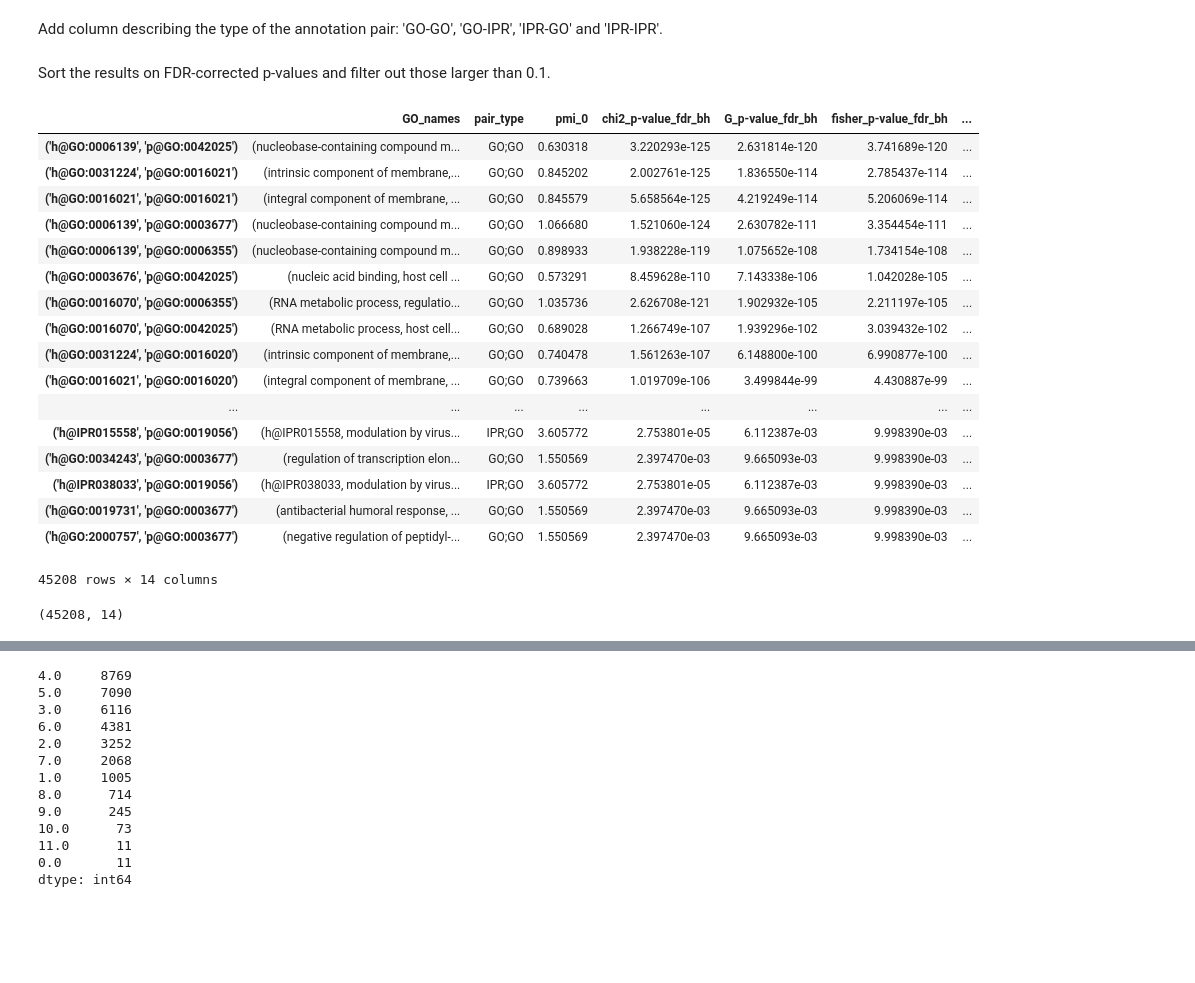
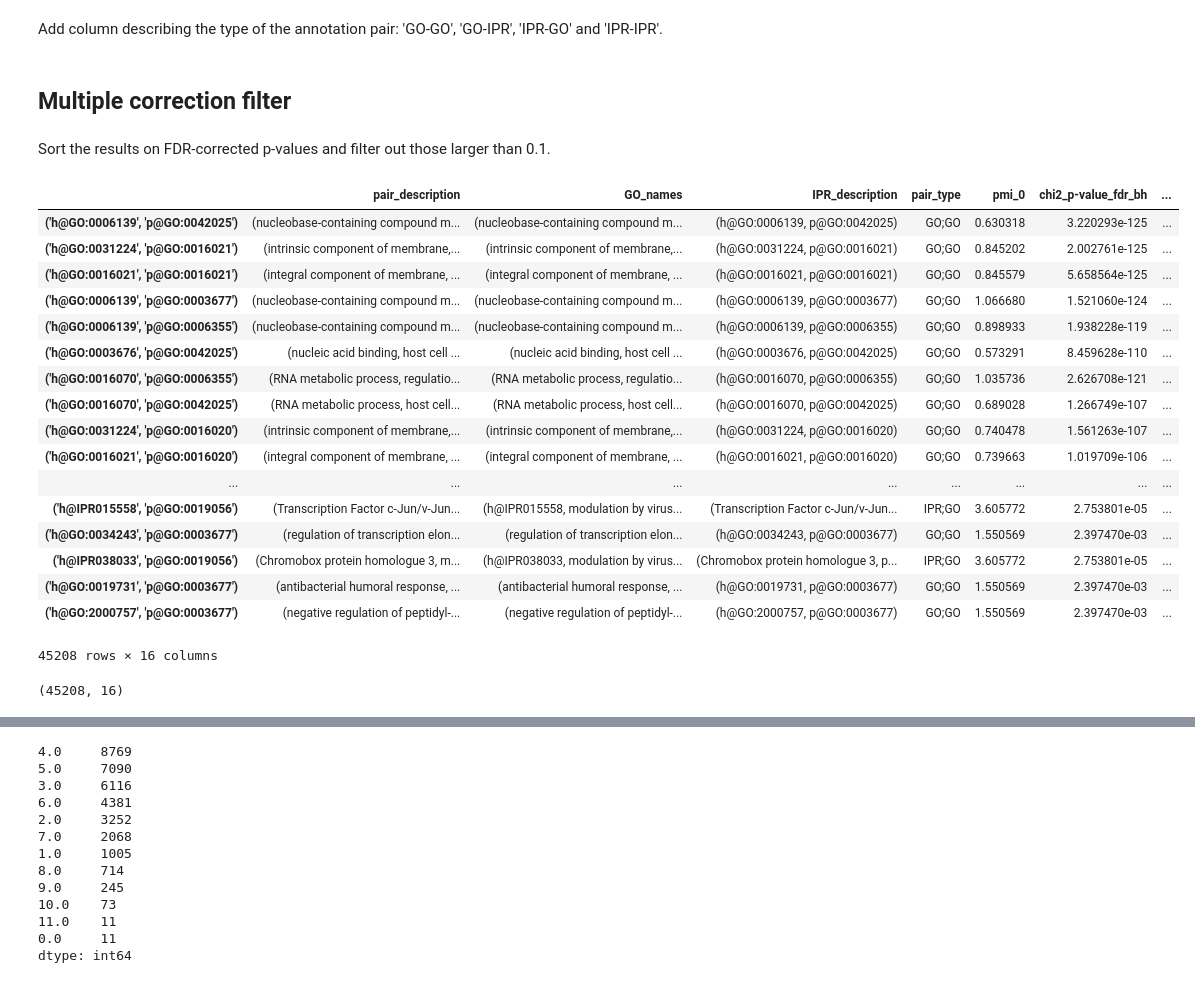
Before and after one commit to pmoris/host-pathogen-ppi-analysis, a Jupyter notebook: notebooks/pairwise mining - results.ipynb, the cells around one changed output, grey strips where cells are left out. Cells and saved outputs as stored; diff of their text form; code cells hidden in the pictures; blank space fills up the shorter version.

```diff
--- a/notebooks/pairwise mining - results.ipynb
+++ b/notebooks/pairwise mining - results.ipynb
@@ -226,3 +242,30 @@ results_df['GO_names'] = results_df.apply(lambda x: convert_GO_names(literal_eva
+# %%
+ipr_path = Path('/media/pieter/DATA/Wetenschap/Doctoraat/projects/host-pathogen-ppi-analysis/data/interim/10292/interpro/protein2ipr.dat')
+ipr_dict = {}
+with ipr_path.open('r') as f:
+    for line in f:
+        ipr_dict[line.split('\t')[1]] = line.split('\t')[2]
+def convert_IPR(pair, ipr_dict):
+    l = []
+    for i in pair:
+        if 'IPR' in i:
+            l.append(ipr_dict[i[2:]])
+        else:
+            l.append(i)
+    return tuple(l)
+results_df['IPR_description'] = results_df.apply(lambda x: convert_IPR(literal_eval(x.name), ipr_dict), axis=1)
+# %%
+def convert_annotations_to_descriptions(pair, go_dict, ipr_dict):
+    l = []
+    for i in pair:
+        if 'IPR' in i:
+            l.append(ipr_dict[i[2:]])
+        elif 'GO' in i:
+            l.append(go_dict[i[2:]].name)
+        else:
+            l.append(i)
+    return tuple(l)
+results_df['pair_description'] = results_df.apply(lambda x: convert_annotations_to_descriptions(literal_eval(x.name), go_dict, ipr_dict), axis=1)
 # %% [markdown]
 Add column describing the type of the annotation pair: 'GO-GO', 'GO-IPR', 'IPR-GO' and 'IPR-IPR'.
 # %%
@@ -244,44 +287,46 @@ def pair_type(pair):
     return s.strip(';')
 
 results_df['pair_type'] = results_df.apply(lambda x: pair_type(literal_eval(x.name)), axis=1)
+# %% [markdown]
+## Multiple correction filter
 # %% [markdown]
 Sort the results on FDR-corrected p-values and filter out those larger than 0.1.
 # %%
-sorted_df = results_df.sort_values(by='fisher_p-value_fdr_bh')[['GO_names', 'pair_type', 'pmi_0', 'G_G', 'G_df', 'G_exp', 'chi2_chi2',
+sorted_df = results_df.sort_values(by='fisher_p-value_fdr_bh')[['pair_description', 'GO_names', 'IPR_description', 'pair_type', 'pmi_0', 'G_G', 'G_df', 'G_exp', 'chi2_chi2',
        'chi2_df', 'chi2_exp', 'fisher_oddsration',
        'min_count_0', 'counts_pair_count',
        'counts_label_one_count_exclusive', 'counts_label_two_count_exclusive',
        'counts_label_one_count', 'counts_label_two_count',
        'counts_absent_count', 'counts_total_count', 'depth_protein_A',
        'depth_protein_B', 'chi2_p-value_fdr_bh', 'G_p-value_fdr_bh',
        'fisher_p-value_fdr_bh']]
-fdr_positive_df = sorted_df.loc[(sorted_df['fisher_p-value_fdr_bh'] < 0.01) & (sorted_df['pmi_0'] > 0), ['GO_names',
+fdr_positive_df = sorted_df.loc[(sorted_df['fisher_p-value_fdr_bh'] < 0.01) & (sorted_df['pmi_0'] > 0), ['pair_description', 'GO_names', 'IPR_description',
        'pair_type', 'pmi_0', 'chi2_p-value_fdr_bh', 'G_p-value_fdr_bh',
        'fisher_p-value_fdr_bh', 'min_count_0', 'counts_pair_count',
        'counts_label_one_count_exclusive', 'counts_label_two_count_exclusive',
        'counts_absent_count', 'counts_total_count', 'depth_protein_A',
        'depth_protein_B']]
 fdr_positive_df
 # %% [output]
-|  | GO_names | pair_type | pmi_0 | chi2_p-value_fdr_bh | G_p-value_fdr_bh | fisher_p-value_fdr_bh | ... |
-| ('h@GO:0006139', 'p@GO:0042025') | (nucleobase-containing compound m... | GO;GO | 0.630318 | 3.220293e-125 | 2.631814e-120 | 3.741689e-120 | ... |
-| ('h@GO:0031224', 'p@GO:0016021') | (intrinsic component of membrane,... | GO;GO | 0.845202 | 2.002761e-125 | 1.836550e-114 | 2.785437e-114 | ... |
-| ('h@GO:0016021', 'p@GO:0016021') | (integral component of membrane, ... | GO;GO | 0.845579 | 5.658564e-125 | 4.219249e-114 | 5.206069e-114 | ... |
-| ('h@GO:0006139', 'p@GO:0003677') | (nucleobase-containing compound m... | GO;GO | 1.066680 | 1.521060e-124 | 2.630782e-111 | 3.354454e-111 | ... |
-| ('h@GO:0006139', 'p@GO:0006355') | (nucleobase-containing compound m... | GO;GO | 0.898933 | 1.938228e-119 | 1.075652e-108 | 1.734154e-108 | ... |
-| ('h@GO:0003676', 'p@GO:0042025') | (nucleic acid binding, host cell ... | GO;GO | 0.573291 | 8.459628e-110 | 7.143338e-106 | 1.042028e-105 | ... |
-| ('h@GO:0016070', 'p@GO:0006355') | (RNA metabolic process, regulatio... | GO;GO | 1.035736 | 2.626708e-121 | 1.902932e-105 | 2.211197e-105 | ... |
-| ('h@GO:0016070', 'p@GO:0042025') | (RNA metabolic process, host cell... | GO;GO | 0.689028 | 1.266749e-107 | 1.939296e-102 | 3.039432e-102 | ... |
-| ('h@GO:0031224', 'p@GO:0016020') | (intrinsic component of membrane,... | GO;GO | 0.740478 | 1.561263e-107 | 6.148800e-100 | 6.990877e-100 | ... |
-| ('h@GO:0016021', 'p@GO:0016020') | (integral component of membrane, ... | GO;GO | 0.739663 | 1.019709e-106 | 3.499844e-99 | 4.430887e-99 | ... |
+|  | pair_description | GO_names | IPR_description | pair_type | pmi_0 | chi2_p-value_fdr_bh | ... |
+| ('h@GO:0006139', 'p@GO:0042025') | (nucleobase-containing compound m... | (nucleobase-containing compound m... | (h@GO:0006139, p@GO:0042025) | GO;GO | 0.630318 | 3.220293e-125 | ... |
+| ('h@GO:0031224', 'p@GO:0016021') | (intrinsic component of membrane,... | (intrinsic component of membrane,... | (h@GO:0031224, p@GO:0016021) | GO;GO | 0.845202 | 2.002761e-125 | ... |
+| ('h@GO:0016021', 'p@GO:0016021') | (integral component of membrane, ... | (integral component of membrane, ... | (h@GO:0016021, p@GO:0016021) | GO;GO | 0.845579 | 5.658564e-125 | ... |
+| ('h@GO:0006139', 'p@GO:0003677') | (nucleobase-containing compound m... | (nucleobase-containing compound m... | (h@GO:0006139, p@GO:0003677) | GO;GO | 1.066680 | 1.521060e-124 | ... |
+| ('h@GO:0006139', 'p@GO:0006355') | (nucleobase-containing compound m... | (nucleobase-containing compound m... | (h@GO:0006139, p@GO:0006355) | GO;GO | 0.898933 | 1.938228e-119 | ... |
+| ('h@GO:0003676', 'p@GO:0042025') | (nucleic acid binding, host cell ... | (nucleic acid binding, host cell ... | (h@GO:0003676, p@GO:0042025) | GO;GO | 0.573291 | 8.459628e-110 | ... |
+| ('h@GO:0016070', 'p@GO:0006355') | (RNA metabolic process, regulatio... | (RNA metabolic process, regulatio... | (h@GO:0016070, p@GO:0006355) | GO;GO | 1.035736 | 2.626708e-121 | ... |
+| ('h@GO:0016070', 'p@GO:0042025') | (RNA metabolic process, host cell... | (RNA metabolic process, host cell... | (h@GO:0016070, p@GO:0042025) | GO;GO | 0.689028 | 1.266749e-107 | ... |
+| ('h@GO:0031224', 'p@GO:0016020') | (intrinsic component of membrane,... | (intrinsic component of membrane,... | (h@GO:0031224, p@GO:0016020) | GO;GO | 0.740478 | 1.561263e-107 | ... |
+| ('h@GO:0016021', 'p@GO:0016020') | (integral component of membrane, ... | (integral component of membrane, ... | (h@GO:0016021, p@GO:0016020) | GO;GO | 0.739663 | 1.019709e-106 | ... |
 | ... | ... | ... | ... | ... | ... | ... | ... |
-| ('h@IPR015558', 'p@GO:0019056') | (h@IPR015558, modulation by virus... | IPR;GO | 3.605772 | 2.753801e-05 | 6.112387e-03 | 9.998390e-03 | ... |
-| ('h@GO:0034243', 'p@GO:0003677') | (regulation of transcription elon... | GO;GO | 1.550569 | 2.397470e-03 | 9.665093e-03 | 9.998390e-03 | ... |
-| ('h@IPR038033', 'p@GO:0019056') | (h@IPR038033, modulation by virus... | IPR;GO | 3.605772 | 2.753801e-05 | 6.112387e-03 | 9.998390e-03 | ... |
-| ('h@GO:0019731', 'p@GO:0003677') | (antibacterial humoral response, ... | GO;GO | 1.550569 | 2.397470e-03 | 9.665093e-03 | 9.998390e-03 | ... |
-| ('h@GO:2000757', 'p@GO:0003677') | (negative regulation of peptidyl-... | GO;GO | 1.550569 | 2.397470e-03 | 9.665093e-03 | 9.998390e-03 | ... |
+| ('h@IPR015558', 'p@GO:0019056') | (Transcription Factor c-Jun/v-Jun... | (h@IPR015558, modulation by virus... | (Transcription Factor c-Jun/v-Jun... | IPR;GO | 3.605772 | 2.753801e-05 | ... |
+| ('h@GO:0034243', 'p@GO:0003677') | (regulation of transcription elon... | (regulation of transcription elon... | (h@GO:0034243, p@GO:0003677) | GO;GO | 1.550569 | 2.397470e-03 | ... |
+| ('h@IPR038033', 'p@GO:0019056') | (Chromobox protein homologue 3, m... | (h@IPR038033, modulation by virus... | (Chromobox protein homologue 3, p... | IPR;GO | 3.605772 | 2.753801e-05 | ... |
+| ('h@GO:0019731', 'p@GO:0003677') | (antibacterial humoral response, ... | (antibacterial humoral response, ... | (h@GO:0019731, p@GO:0003677) | GO;GO | 1.550569 | 2.397470e-03 | ... |
+| ('h@GO:2000757', 'p@GO:0003677') | (negative regulation of peptidyl-... | (negative regulation of peptidyl-... | (h@GO:2000757, p@GO:0003677) | GO;GO | 1.550569 | 2.397470e-03 | ... |
-45208 rows × 14 columns
+45208 rows × 16 columns
 # %%
 fdr_positive_df.shape
 # %% [output]
-(45208, 14)
+(45208, 16)
```
Also changed, not shown: parts of 65 cells of this notebook.
